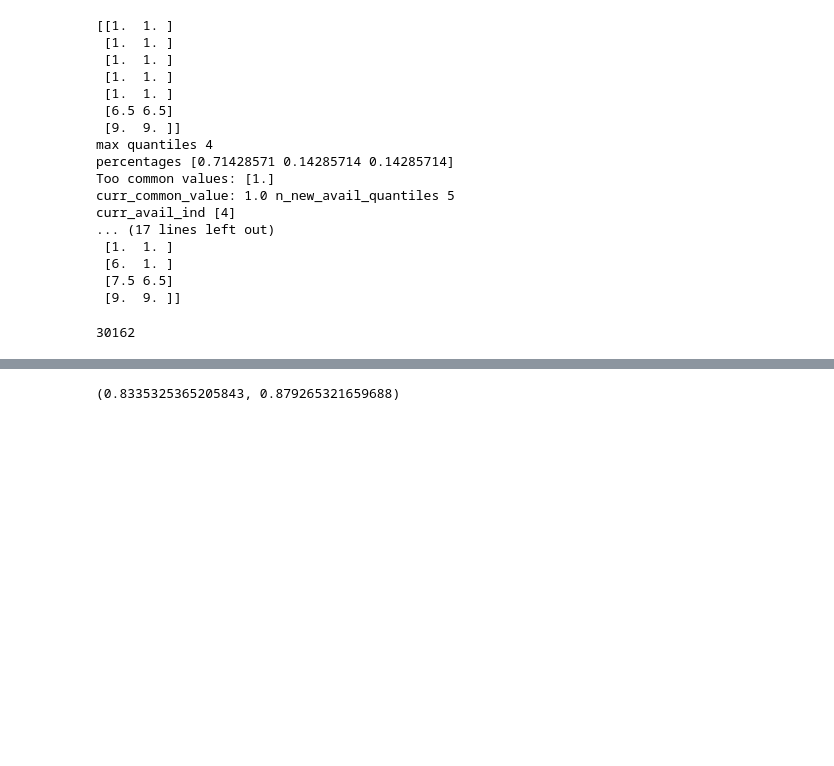
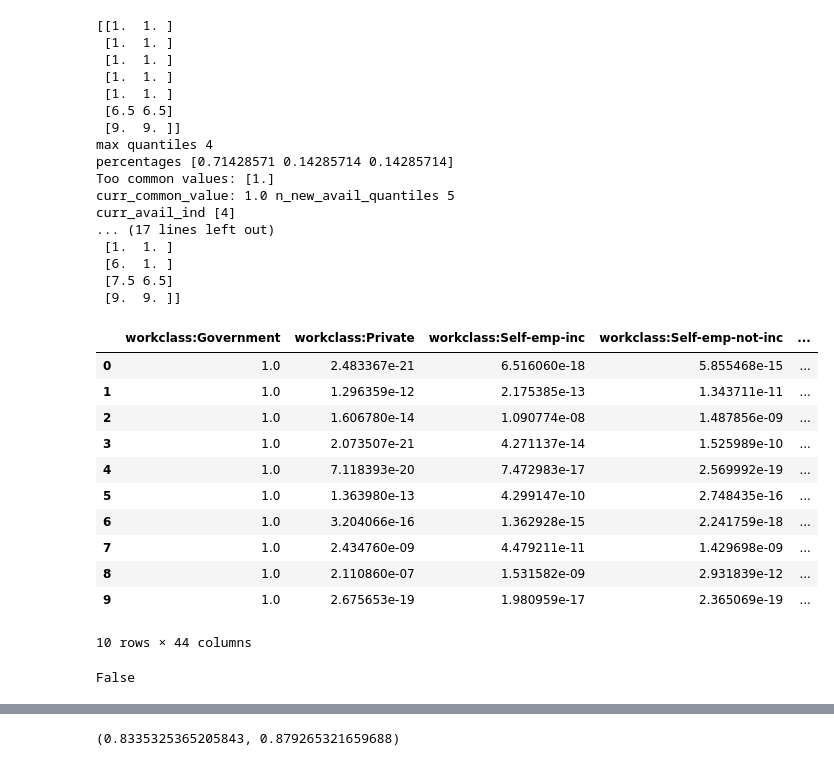
Before and after one commit to ArneRustad/Master-thesis-cf, a Jupyter notebook: scripts/tabGAN_hyperparam_tuning.ipynb, the cells around one changed output, grey strips where cells are left out. Drawn from its saved outputs; the diff is of its cells as text; code cells hidden in the pictures; blank space fills up the shorter version.

```diff
--- a/scripts/tabGAN_hyperparam_tuning.ipynb
+++ b/scripts/tabGAN_hyperparam_tuning.ipynb
@@ -2235,11 +2262,32 @@ tg_qtr_ctgan = TabGAN(data_train, n_critic = n_critic, opt_lr = opt_lr, adam_bet
               quantile_transformation_int = True, quantile_rand_transformation = False,
              noise_discrete_unif_max = noise_discrete_unif_max,
                 gumbel_temperature = 0.5, tf_data_use=False, max_quantile_share=1,
-               add_connection_discrete_to_num=False, ctgan=True)
-#tg_qtr_ctgan.train(100, batch_size=500, restart_training=True, progress_bar=True)
-tg_qtr_ctgan.nrow
+               add_connection_discrete_to_num=False, ctgan=True, ctgan_log_frequency=False, ctgan_binomial_loss=True)
+tg_qtr_ctgan.train(100, batch_size=500, restart_training=True, progress_bar=True)
-# %% [output]
-30162
+# %%
+query = np.zeros((10, 44))
+query[:, 0] = 1
+d = tg_qtr_ctgan.sample_scaled(queries=query)
+d[d.columns[6:]]
+# %% [output]
+|  | workclass:Government | workclass:Private | workclass:Self-emp-inc | workclass:Self-emp-not-inc | ... |
+| 0 | 1.0 | 2.483367e-21 | 6.516060e-18 | 5.855468e-15 | ... |
+| 1 | 1.0 | 1.296359e-12 | 2.175385e-13 | 1.343711e-11 | ... |
+| 2 | 1.0 | 1.606780e-14 | 1.090774e-08 | 1.487856e-09 | ... |
+| 3 | 1.0 | 2.073507e-21 | 4.271137e-14 | 1.525989e-10 | ... |
+| 4 | 1.0 | 7.118393e-20 | 7.472983e-17 | 2.569992e-19 | ... |
+| 5 | 1.0 | 1.363980e-13 | 4.299147e-10 | 2.748435e-16 | ... |
+| 6 | 1.0 | 3.204066e-16 | 1.362928e-15 | 2.241759e-18 | ... |
+| 7 | 1.0 | 2.434760e-09 | 4.479211e-11 | 1.429698e-09 | ... |
+| 8 | 1.0 | 2.110860e-07 | 1.531582e-09 | 2.931839e-12 | ... |
+| 9 | 1.0 | 2.675653e-19 | 1.980959e-17 | 2.365069e-19 | ... |
+10 rows × 44 columns
+# %%
+a = 1
+if a is not None:
+    print(a is None)
+# %% [output]
+False
 # %%
 tg_qtr = TabGAN(data_train, n_critic = n_critic, opt_lr = opt_lr, adam_beta1 = adam_beta1,
               quantile_transformation_int = True, quantile_rand_transformation = False,
```
Also changed, not shown: parts of 13 cells of this notebook, 9 other files.
